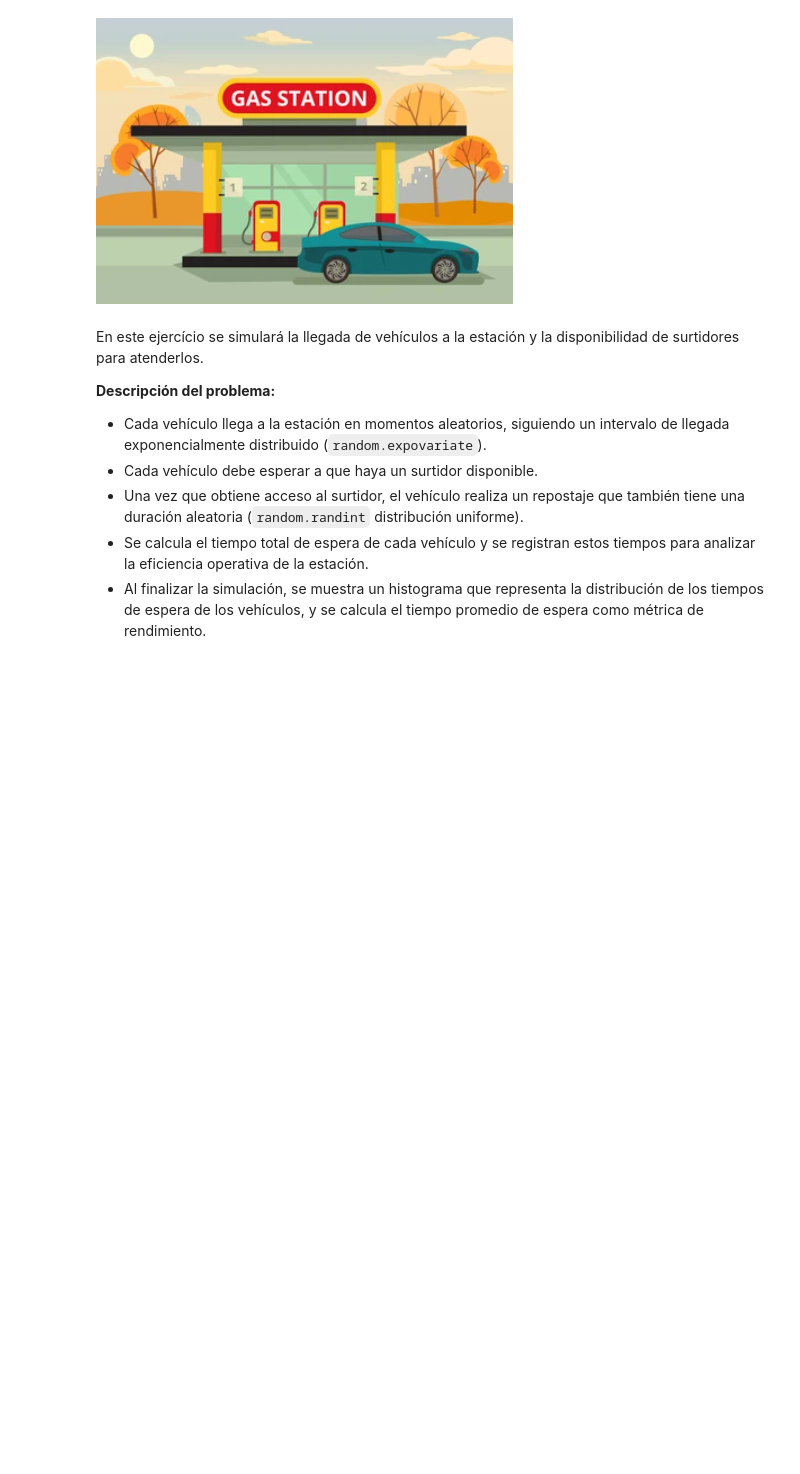
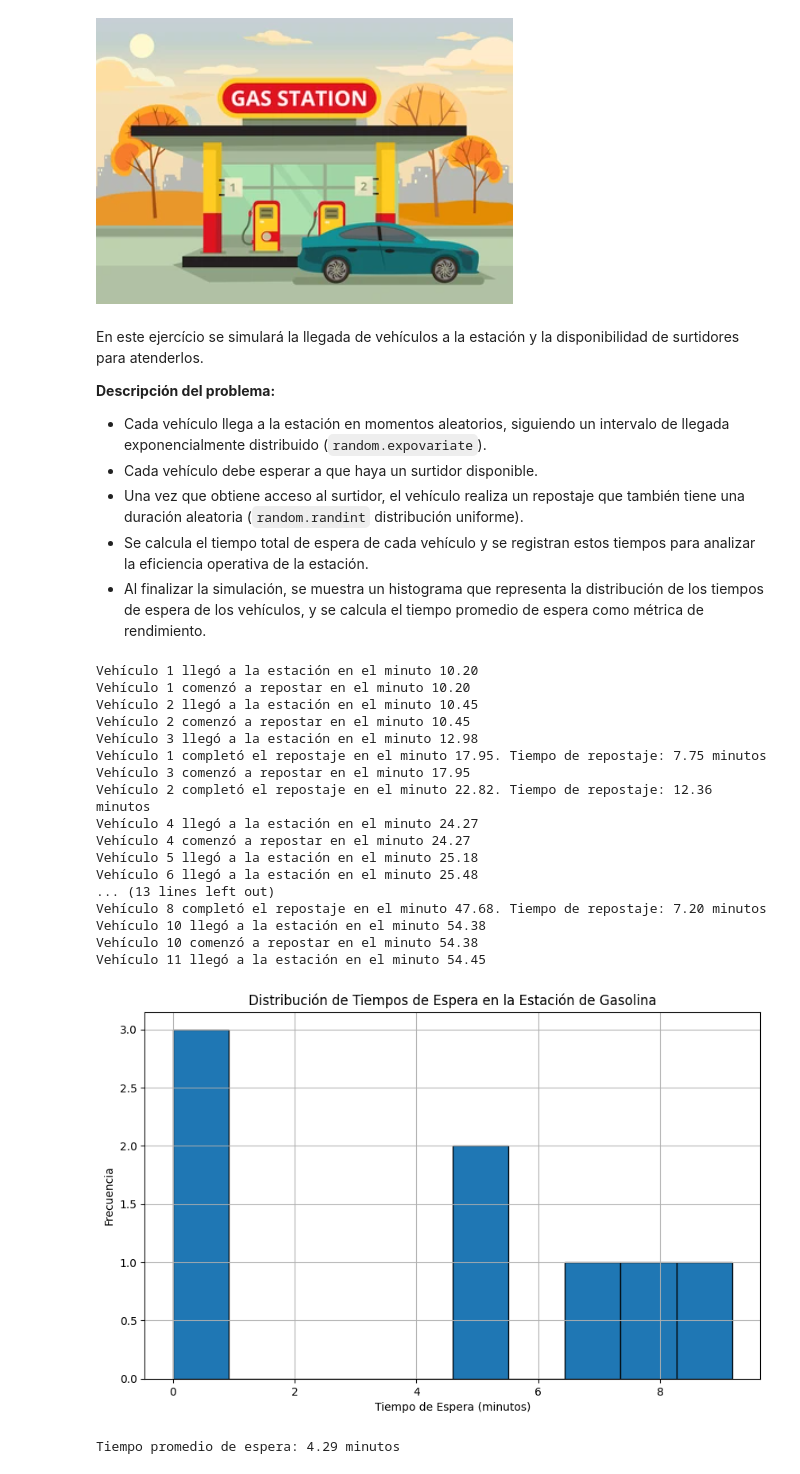
Before and after one commit to MonicaSaldias/Python_UTEC_F, a Jupyter notebook: python_Tarea_1.ipynb, the cells around one changed output. Cells and saved outputs as stored; diff of their text form; code cells hidden in the pictures; blank space fills up the shorter version.

```diff
--- a/python_Tarea_1.ipynb
+++ b/python_Tarea_1.ipynb
@@ -105,49 +105,75 @@ INTERVALO_LLEGADA = 10  # Intervalo medio de llegada de vehículos (minutos)
 tiempos_espera = []
 
 # Proceso de llegada de vehículos a la estación de gasolina
-def llegada_vehiculo(env, nombre, surtidores):
-    print(f'{nombre} llegó a la estación en el minuto {env.now:.2f}')
+def llegada_vehiculo(env, nombre, surtidores, tiempo_llegada):
+    print(f'{nombre} llegó a la estación en el minuto {tiempo_llegada:.2f}')
     with surtidores.request() as req:
         yield req
-        tiempo_espera = ### Completar  # Capturar el tiempo en el que llegó a la estación (tiempo actual) usando: env
-        print(f'{nombre} comenzó a repostar en el minuto {env.now:.2f}')
+        # Capturar el tiempo en el que comenzó a repostar
+        tiempo_inicio_repostaje = env.now
+        tiempo_espera = tiempo_inicio_repostaje - tiempo_llegada
+        print(f'{nombre} comenzó a repostar en el minuto {tiempo_inicio_repostaje:.2f}')
 
         # Generar tiempo aleatorio de repostaje
-        tiempo_repostaje = ### Completar   # Distribución uniforme, considera usar los rangos de tiempo de repostaje
-        yield env.timeout(### Completar con el tiempo aleaorio calculado anteriormente)
+        tiempo_repostaje = random.uniform(TIEMPO_REPOSTAJE_MIN, TIEMPO_REPOSTAJE_MAX)
+        yield env.timeout(tiempo_repostaje)
 
-        # Calcular tiempo total de espera
-        tiempo_espera = ### Completar  Diferencia entre el tiempo actual y el tiempo en el que llegó a la estación
-        tiempos_espera.append(### Completar con el tiempo calculador en la linea anterior)
+        # Calcular tiempo total en el sistema (desde llegada hasta completar repostaje)
+        # tiempo_total_en_sistema = env.now - tiempo_llegada
+        tiempos_espera.append(tiempo_espera)
 
-        print(f'{nombre} completó el repostaje en el minuto {env.now:.2f}. Tiempo de repostaje: {tiempo_repostaje} minutos')
+
+        print(f'{nombre} completó el repostaje en el minuto {env.now:.2f}. Tiempo de repostaje: {tiempo_repostaje:.2f} minutos')
 
 # Función principal de la simulación
 def simulacion_estacion(env, num_surtidores):
     surtidores = simpy.Resource(env, capacity=num_surtidores)
     num_vehiculos = 0
 
     while True:
         num_vehiculos += 1
-        env.process(llegada_vehiculo(env, f'Vehículo {num_vehiculos}', surtidores))
-        tiempo_llegada = ### Completar con funcion de distribución exponencial (1.0 / INTERVALO_LLEGADA)      # distribución exponencial
-        yield env.timeout(tiempo_llegada)
+        # Calculate the time until the next vehicle arrives
+        tiempo_proxima_llegada = random.expovariate(1.0 / INTERVALO_LLEGADA)
+        yield env.timeout(tiempo_proxima_llegada)
+        tiempo_llegada_actual = env.now
+        env.process(llegada_vehiculo(env, f'Vehículo {num_vehiculos}', surtidores, tiempo_llegada_actual))
+
 
 # Configuración de la simulación
 random.seed(42)
 env = simpy.Environment()
-env.process(## Completar  con funcion principal (env, NUM_SURTIDORES))
-env.run(until=## Completar tiempo de simulación )
+env.process(simulacion_estacion(env, NUM_SURTIDORES))
+env.run(until=TIEMPO_SIMULACION)
 
 # Visualización de resultados
 plt.figure(figsize=(10, 6))
 plt.hist(tiempos_espera, bins=10, edgecolor='black')
 plt.title('Distribución de Tiempos de Espera en la Estación de Gasolina')
 plt.xlabel('Tiempo de Espera (minutos)')
 plt.ylabel('Frecuencia')
 plt.grid(True)
 plt.show()
 
 # Métricas
 tiempo_promedio_espera = sum(tiempos_espera) / len(tiempos_espera) if tiempos_espera else 0
 print(f'Tiempo promedio de espera: {tiempo_promedio_espera:.2f} minutos')
+# %% [output]
+Vehículo 1 llegó a la estación en el minuto 10.20
+Vehículo 1 comenzó a repostar en el minuto 10.20
+Vehículo 2 llegó a la estación en el minuto 10.45
+Vehículo 2 comenzó a repostar en el minuto 10.45
+Vehículo 3 llegó a la estación en el minuto 12.98
+Vehículo 1 completó el repostaje en el minuto 17.95. Tiempo de repostaje: 7.75 minutos
+Vehículo 3 comenzó a repostar en el minuto 17.95
+Vehículo 2 completó el repostaje en el minuto 22.82. Tiempo de repostaje: 12.36 minutos
+Vehículo 4 llegó a la estación en el minuto 24.27
+Vehículo 4 comenzó a repostar en el minuto 24.27
+Vehículo 5 llegó a la estación en el minuto 25.18
+Vehículo 6 llegó a la estación en el minuto 25.48
+... (13 lines left out)
+Vehículo 8 completó el repostaje en el minuto 47.68. Tiempo de repostaje: 7.20 minutos
+Vehículo 10 llegó a la estación en el minuto 54.38
+Vehículo 10 comenzó a repostar en el minuto 54.38
+Vehículo 11 llegó a la estación en el minuto 54.45
+[figure, added]
+Tiempo promedio de espera: 4.29 minutos
```
Also changed, not shown: parts of 1 cell of this notebook.
